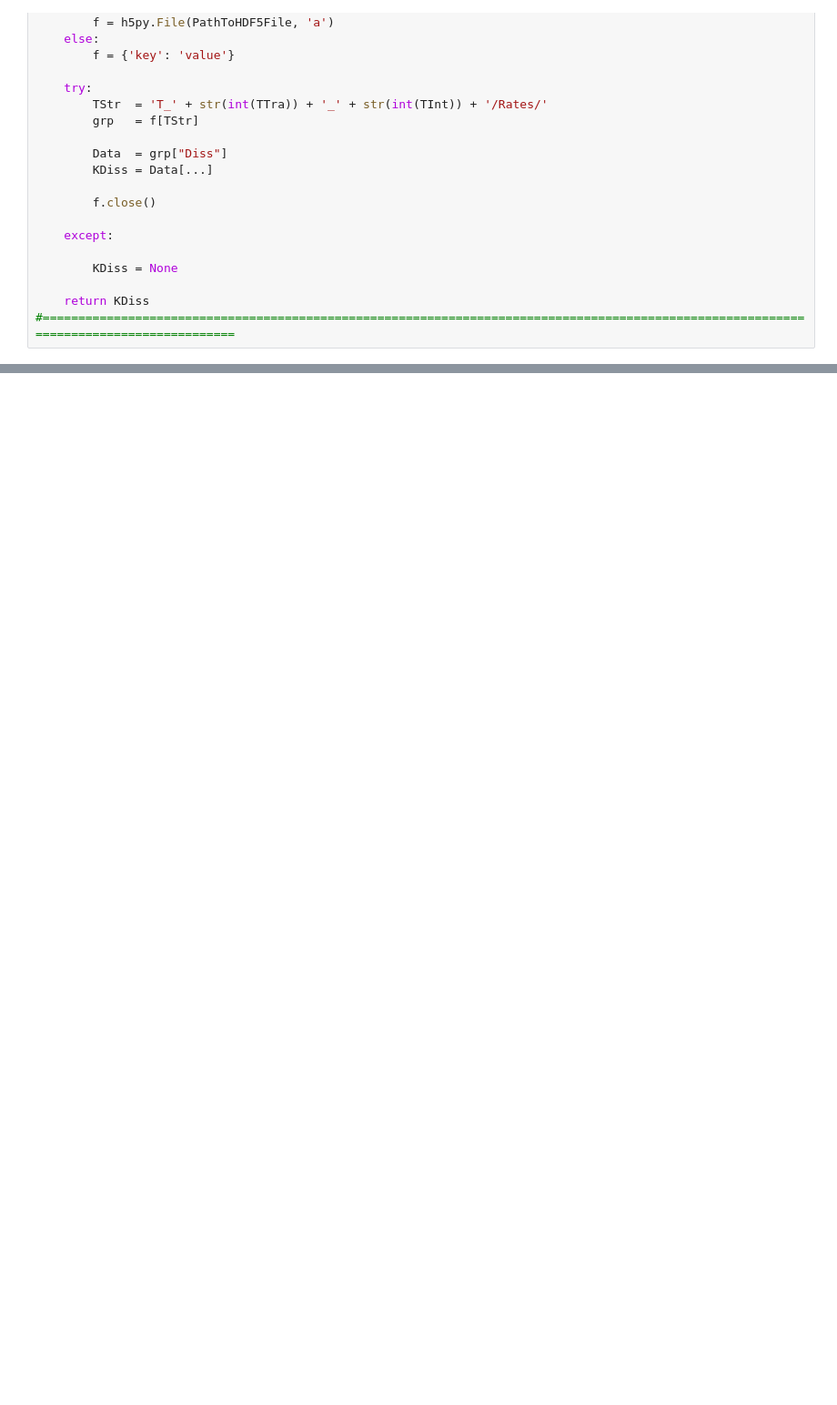
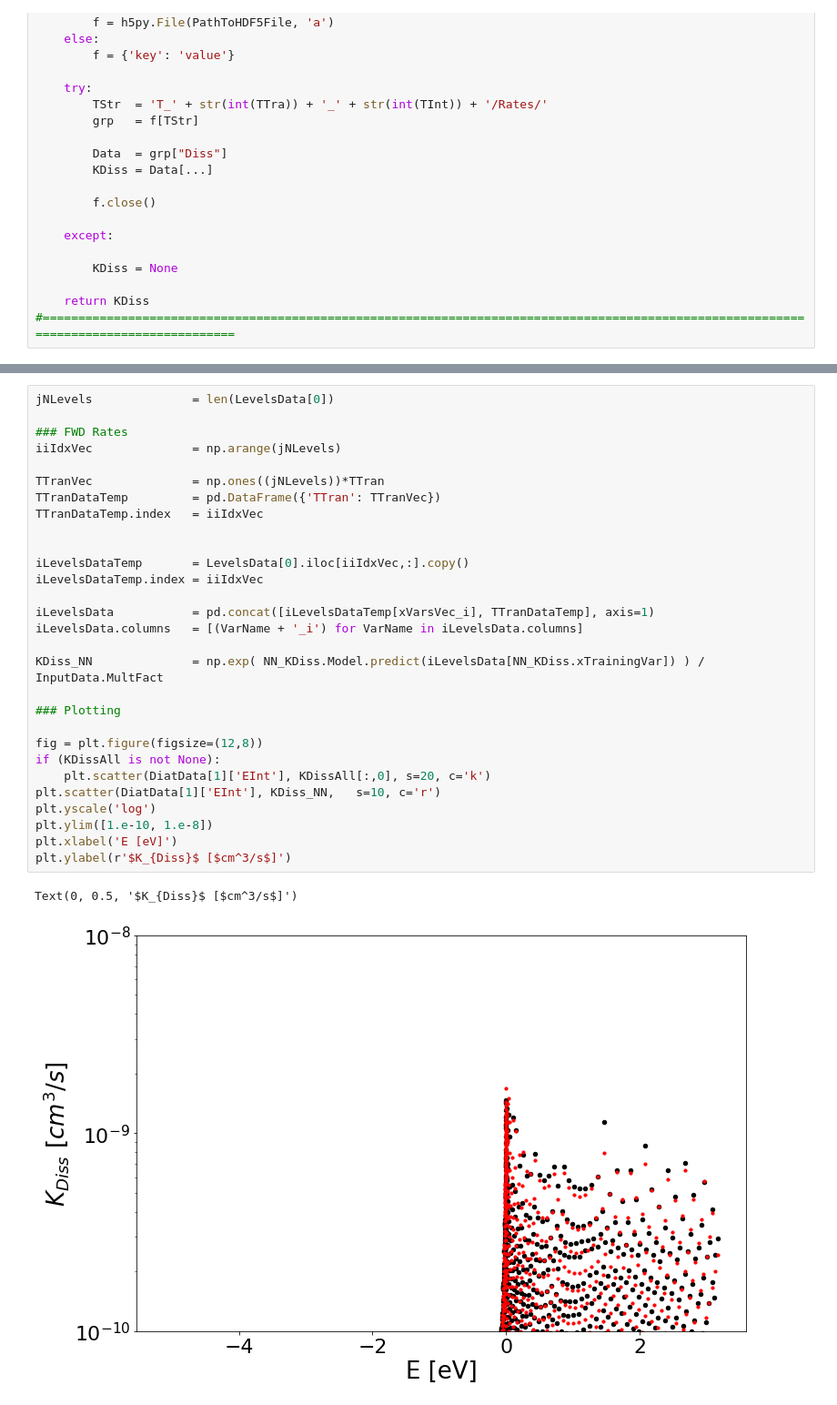
Before and after one commit to simoneventuri/SurQCT, a Jupyter notebook: scripts/postprocessing/Plot_KDiss.ipynb, the cells around one changed output, grey strips where cells are left out. Shown at 91% size. Saved outputs shown, nothing was run; the diff lists cells and outputs as text; blank space fills up the shorter version.

```diff
--- a/scripts/postprocessing/Plot_KDiss.ipynb
+++ b/scripts/postprocessing/Plot_KDiss.ipynb
@@ -216,0 +207,32 @@ Text(0, 0.5, '$K_{Diss}$ [$cm^3/s$]')
+# %%
+jNLevels              = len(LevelsData[0])
+
+### FWD Rates
+iiIdxVec              = np.arange(jNLevels)
+
+TTranVec              = np.ones((jNLevels))*TTran
+TTranDataTemp         = pd.DataFrame({'TTran': TTranVec})
+TTranDataTemp.index   = iiIdxVec
+
+
+iLevelsDataTemp       = LevelsData[0].iloc[iiIdxVec,:].copy()
+iLevelsDataTemp.index = iiIdxVec
+
+iLevelsData           = pd.concat([iLevelsDataTemp[xVarsVec_i], TTranDataTemp], axis=1)
+iLevelsData.columns   = [(VarName + '_i') for VarName in iLevelsData.columns]
+
+KDiss_NN              = np.exp( NN_KDiss.Model.predict(iLevelsData[NN_KDiss.xTrainingVar]) ) / InputData.MultFact
+
+### Plotting
+
+fig = plt.figure(figsize=(12,8))
+if (KDissAll is not None):
+    plt.scatter(DiatData[1]['EInt'], KDissAll[:,0], s=20, c='k')
+plt.scatter(DiatData[1]['EInt'], KDiss_NN,   s=10, c='r')
+plt.yscale('log')
+plt.ylim([1.e-10, 1.e-8])
+plt.xlabel('E [eV]')
+plt.ylabel(r'$K_{Diss}$ [$cm^3/s$]')
+# %% [output]
+Text(0, 0.5, '$K_{Diss}$ [$cm^3/s$]')
+[figure, added]
```
Also changed, not shown: parts of 18 cells of this notebook, 8 other files.
